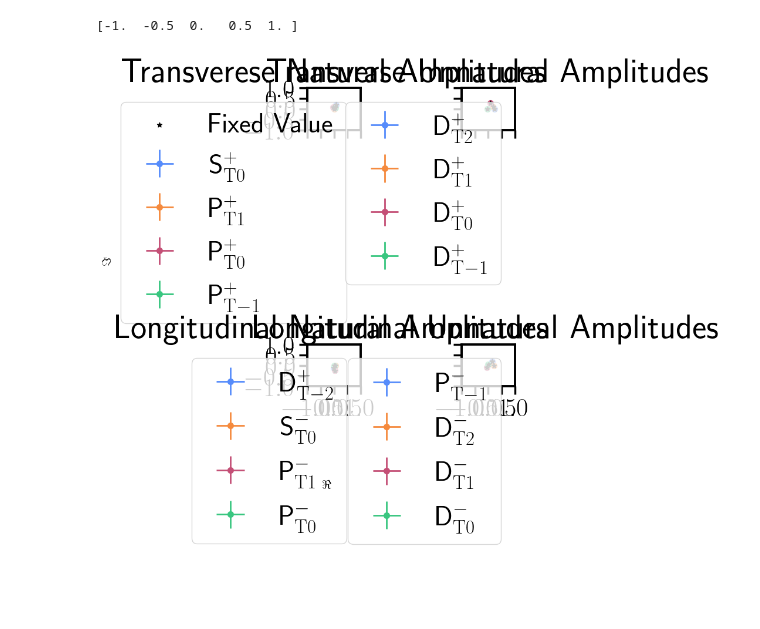
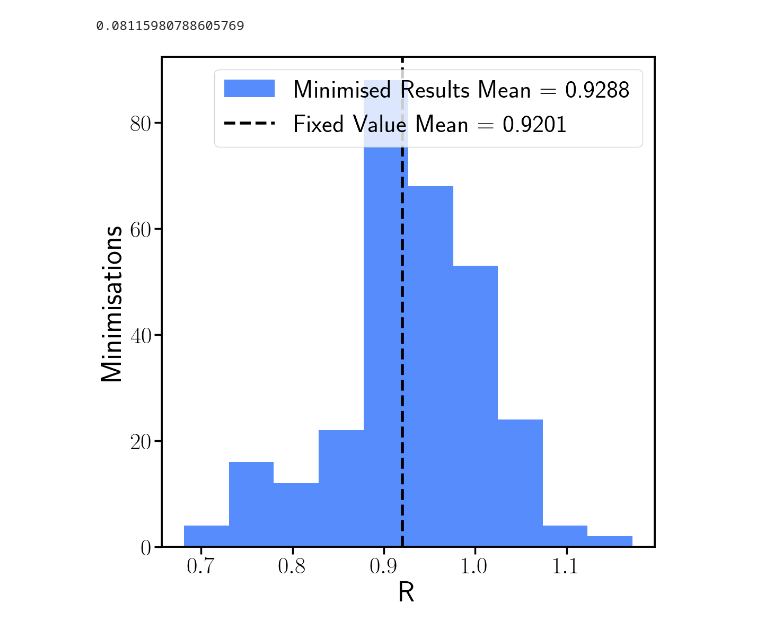
Before and after one commit to dleahy27/Electroproduction-Moments-Inverter, a Jupyter notebook: AnalysisScripts/fixed_amp_analysis.ipynb, the cells around one changed output. Cells and saved outputs as stored; diff of their text form; code cells hidden in the pictures; blank space fills up the shorter version.

```diff
--- a/AnalysisScripts/fixed_amp_analysis.ipynb
+++ b/AnalysisScripts/fixed_amp_analysis.ipynb
@@ -201,51 +223,22 @@ for j in range(4):
 # %%
-ticks = np.arange(-1, 1.5, 0.5)
-print(ticks)
+R_legit = 10.13361794/11.01401655
 
-fig = plt.figure(figsize=(8,8))
-axs = fig.subplots(2,2, sharex=True, sharey=True).flatten()
-for j in range(4):
-    #The main plotting
-    for k in range(4):
-        mag = arrays_mag[cols_mag[k + 4*j]]
-        phase = arrays_phase[cols_phase[k + 4*j]]
+%jsroot on
 
-        tru_mag = tru_mags[k + 4*j]
-        tru_phase = tru_phases[k + 4*j]
+df = ROOT.RDataFrame("fitResults", "~/Desktop/PhD/Electroproduction/Electroproduction-Moments-Inverter/OutputFiles/fixed-amp-test.root")
+df = df.Filter("log_val<=3.5")
 
-        re = mag*np.cos(phase)
-        im = mag*np.sin(phase)
+moments = df.AsNumpy(columns=["H_0_0_0","H_4_0_0"])
 
-        tru_re = tru_mag*np.cos(tru_phase)
-        tru_im = tru_mag*np.sin(tru_phase)
-
-        mean_re = np.mean(re)
-        err_re= np.std(re)
-
-        mean_im = np.mean(im)
-        err_im = np.std(im)
-
-        axs[j].errorbar(mean_re,mean_im,xerr = err_re,yerr = err_im, fmt='.', markersize=14, elinewidth=2, label=ToWave(cols_mag[k + 4*j]))
-        if k==0:
-            if j == 0:
-                axs[j].scatter(tru_re, tru_im, zorder=5, marker="*", color="black", label="Fixed Value")
-            axs[j].scatter(tru_re, tru_im, zorder=5, marker="*", color="black")
-        axs[j].scatter(tru_re, tru_im, zorder=5, marker="*", color="black")
-        axs[j].axis(xmin=-1, xmax = 1, ymin = -1, ymax = 1)
-        axs[j].set_xticks(ticks)
-        axs[j].set_yticks(ticks)
-
-        axs[j].legend()
-    # Maybe have an overall title giving more information?
-    axs[2].set_title("Longitudinal Natural Amplitudes")
-    axs[3].set_title("Longitudinal Unnatural Amplitudes")
-    axs[0].set_title("Transverese Natural Amplitudes")
-    axs[1].set_title("Transverse Unnatural Amplitudes")
-    fig.supylabel("$\\Im$", size=16)
-    fig.supxlabel("$\\Re$", size=16)
-
-    fig.tight_layout()
-    fig.savefig("fixed_amps_publ.pdf", transparent=True, dpi=800, format= 'pdf')
+R = moments["H_4_0_0"]/moments["H_0_0_0"]
+print(R.std())
+plt.figure(figsize=(12,12))
+plt.hist(R, label="Minimised Results Mean = "+str(round(float(R.mean()),4)))
+plt.xlabel("R")
+plt.ylabel("Minimisations")
+plt.axvline(x=R_legit, linestyle="--", color="black", label="Fixed Value Mean = "+str(round(R_legit,4)))
+plt.legend()
+plt.savefig("R_hist.png")
 # %% [output]
-[-1.  -0.5  0.   0.5  1. ]
+0.08115980788605769
-[figure, old version]
+[figure, new version]
```
Also changed, not shown: parts of 1 cell of this notebook, 21 other files.
